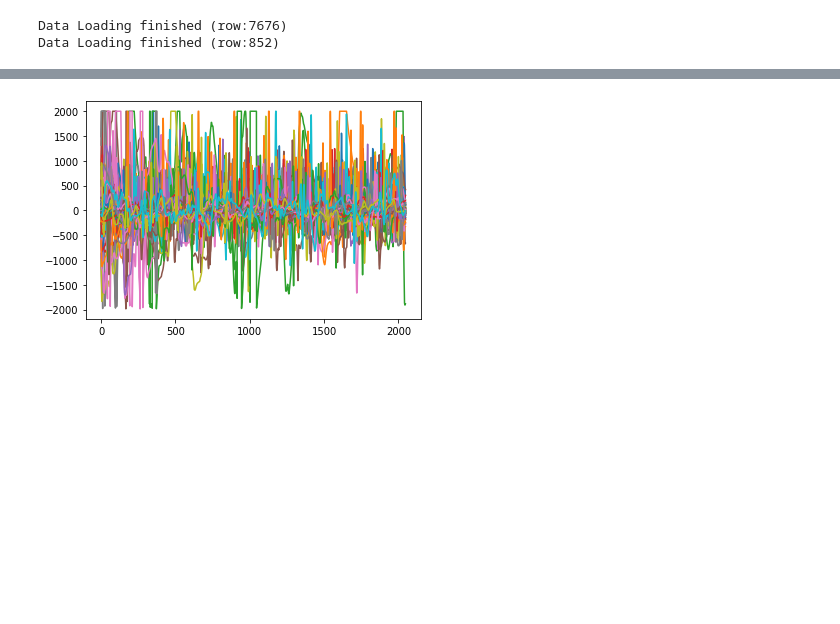
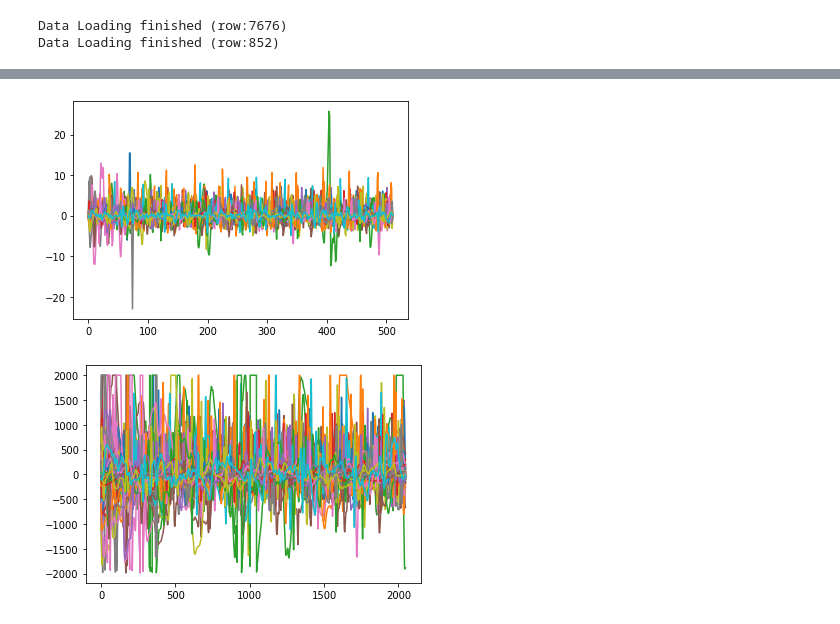
Before and after one commit to wonderit/ecg, a Jupyter notebook: examples/cinc17/data_preprocess.ipynb, the cells around one changed output, grey strips where cells are left out. Cells and saved outputs as stored; diff of their text form; code cells hidden in the pictures; blank space fills up the shorter version.

```diff
--- a/examples/cinc17/data_preprocess.ipynb
+++ b/examples/cinc17/data_preprocess.ipynb
@@ -51,3 +62,14 @@ for i in range(1000):
+# %%
+f_x_t_std = (f_x_t - mean) / std
+# X = apply_threshold(f_x_t_std, 2000)
+# plot random X
+plt.clf()
+for i in range(100):
+    plt.plot(f_x_t_std[400+i, :])
+
+plt.savefig('MLII_no_normalization_standardization.png', edgecolor='black', dpi=600)
+# %% [output]
+[figure, added]
 # %%
 X = apply_threshold(X_train, 2000)
 # plot random X
```
Also changed, not shown: parts of 4 cells of this notebook, 1 other file.
